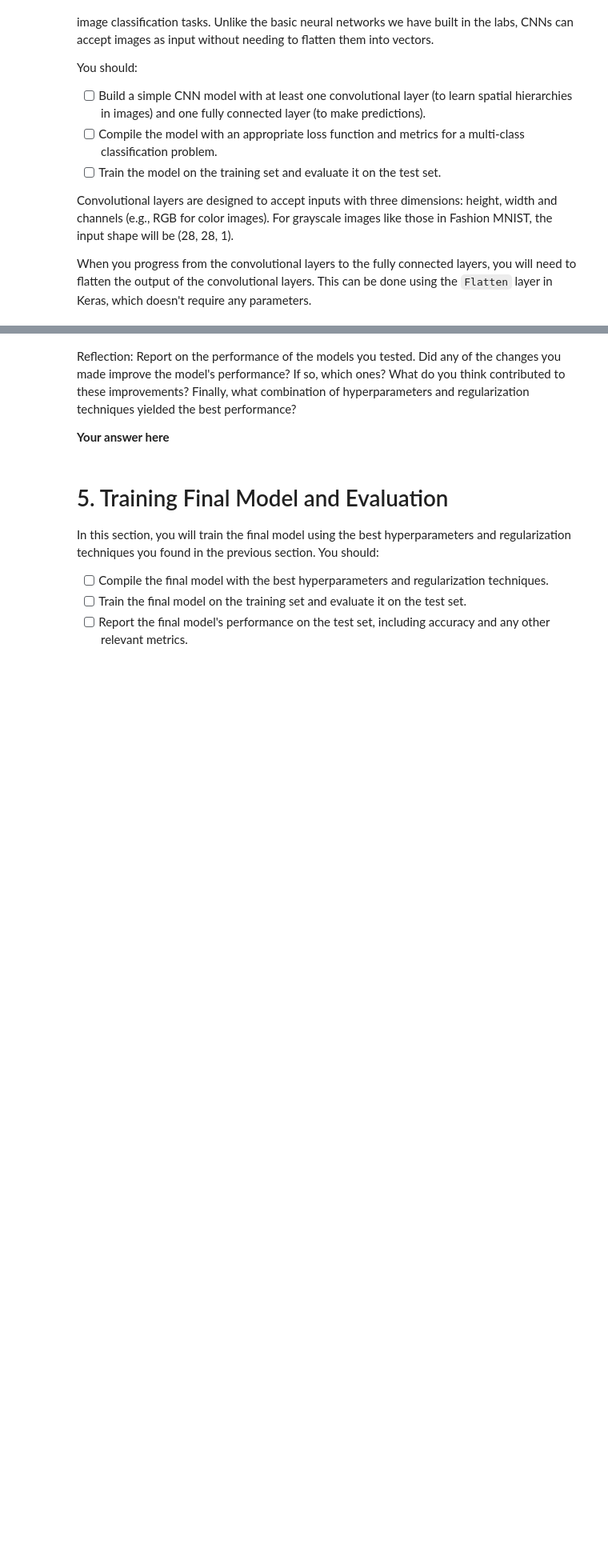
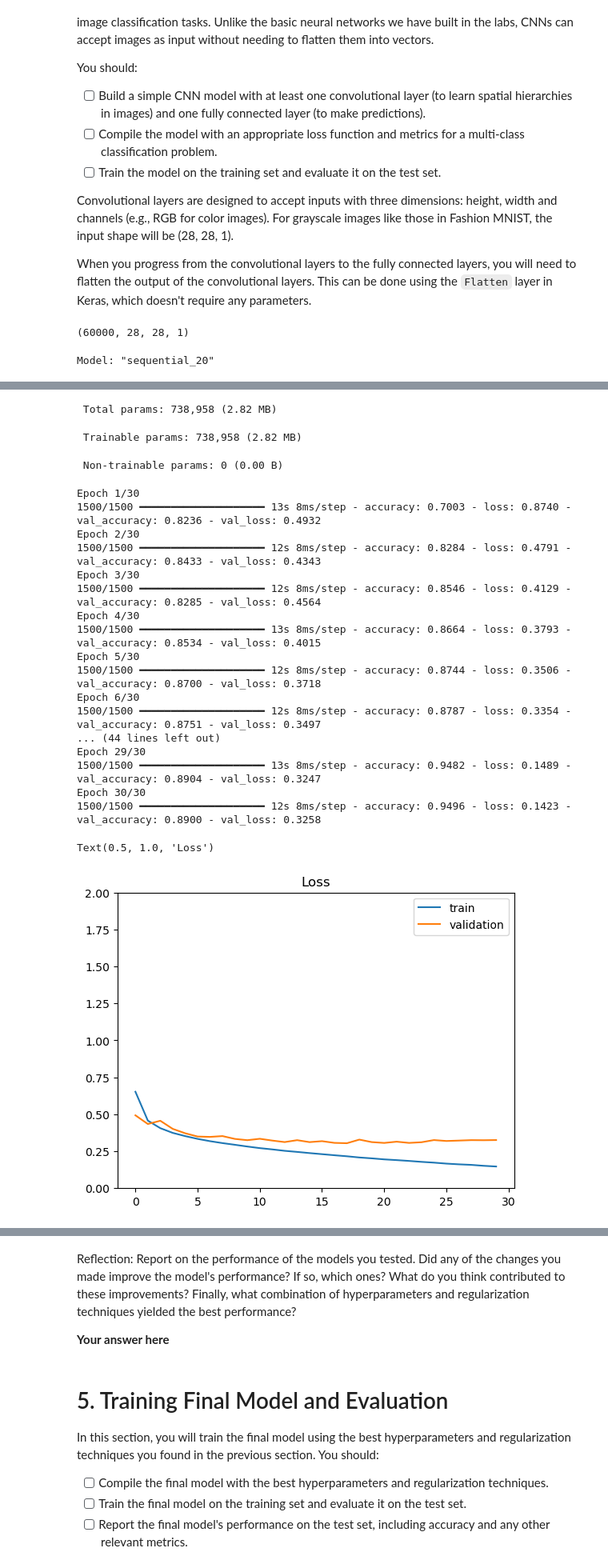
Before and after one commit to slathwal/deep_learning, a Jupyter notebook: 02_activities/assignments/assignment_1.ipynb, the cells around one changed output, grey strips where cells are left out. Shown: that part at 80% size. Drawn from its saved outputs; the diff is of its cells as text; code cells hidden in the pictures; blank space fills up the shorter version.

Commit message:
Train a CNN model and evaluate its performance on the test set

```diff
--- a/02_activities/assignments/assignment_1.ipynb
+++ b/02_activities/assignments/assignment_1.ipynb
@@ -166,13 +172,38 @@ When you progress from the convolutional layers to the fully connected layers, y
+# %%
+X_train.shape
+# %% [output]
+(60000, 28, 28, 1)
 # %%
-from keras.layers import Conv2D
 
-# Reshape the data to include the channel dimension
-X_train = X_train.reshape(-1, 28, 28, 1)
-X_test = X_test.reshape(-1, 28, 28, 1)
 
 # Create a simple CNN model
 model = Sequential()
+model.add(Input((28,28,1)))
+model.add(Conv2D(filters=10, kernel_size=(5, 5)))
+model.add(Flatten())
+model.add(Dense(128, activation='relu'))
+model.add(Dense(10, activation = "softmax"))
 
-# Train the model
+model.summary()
+# Compile the model using `model.compile()`
+model.compile(
+    loss='categorical_crossentropy', # Loss function
+    optimizer='sgd', # Optimizer
+    metrics=['accuracy'] # Metrics to evaluate the model
+)
 
-# Evaluate the model
+# Training the model
+history = model.fit(X_train, # Training data
+    y_train, # Training labels
+    epochs=30, # Number of epochs
+    batch_size=32, # Number of samples per batch
+    validation_split=0.2 # Use 20% of the data for validation)
+)
+
+plt.plot(history.history['loss'], label='train')
+plt.plot(history.history['val_loss'], label='validation')
+plt.ylim(0, 2)
+plt.legend(loc='best')
+plt.title('Loss')
+# %% [output]
+Model: "sequential_20"
@@ -178,0 +221,22 @@ model = Sequential()
+ Total params: 738,958 (2.82 MB)
+ Trainable params: 738,958 (2.82 MB)
+ Non-trainable params: 0 (0.00 B)
+Epoch 1/30
+1500/1500 ━━━━━━━━━━━━━━━━━━━━ 13s 8ms/step - accuracy: 0.7003 - loss: 0.8740 - val_accuracy: 0.8236 - val_loss: 0.4932
+Epoch 2/30
+1500/1500 ━━━━━━━━━━━━━━━━━━━━ 12s 8ms/step - accuracy: 0.8284 - loss: 0.4791 - val_accuracy: 0.8433 - val_loss: 0.4343
+Epoch 3/30
+1500/1500 ━━━━━━━━━━━━━━━━━━━━ 12s 8ms/step - accuracy: 0.8546 - loss: 0.4129 - val_accuracy: 0.8285 - val_loss: 0.4564
+Epoch 4/30
+1500/1500 ━━━━━━━━━━━━━━━━━━━━ 13s 8ms/step - accuracy: 0.8664 - loss: 0.3793 - val_accuracy: 0.8534 - val_loss: 0.4015
+Epoch 5/30
+1500/1500 ━━━━━━━━━━━━━━━━━━━━ 12s 8ms/step - accuracy: 0.8744 - loss: 0.3506 - val_accuracy: 0.8700 - val_loss: 0.3718
+Epoch 6/30
+1500/1500 ━━━━━━━━━━━━━━━━━━━━ 12s 8ms/step - accuracy: 0.8787 - loss: 0.3354 - val_accuracy: 0.8751 - val_loss: 0.3497
+... (44 lines left out)
+Epoch 29/30
+1500/1500 ━━━━━━━━━━━━━━━━━━━━ 13s 8ms/step - accuracy: 0.9482 - loss: 0.1489 - val_accuracy: 0.8904 - val_loss: 0.3247
+Epoch 30/30
+1500/1500 ━━━━━━━━━━━━━━━━━━━━ 12s 8ms/step - accuracy: 0.9496 - loss: 0.1423 - val_accuracy: 0.8900 - val_loss: 0.3258
+Text(0.5, 1.0, 'Loss')
+[figure, added]
```
Also changed, not shown: parts of 6 cells of this notebook.
